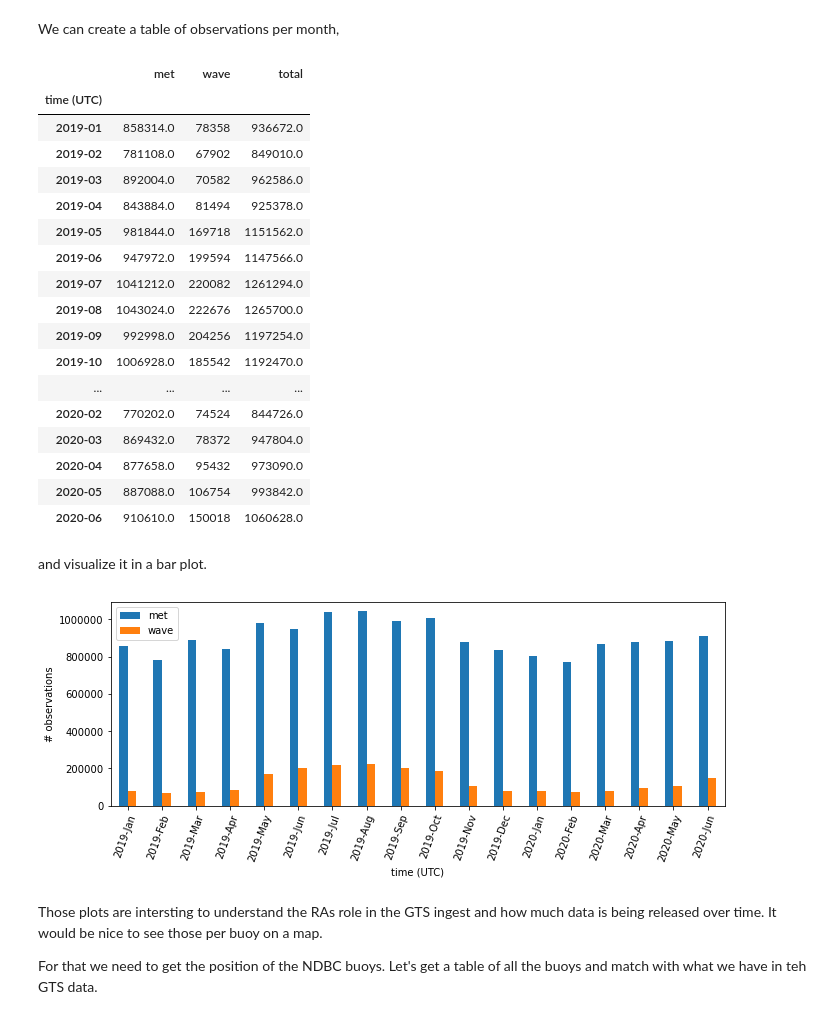
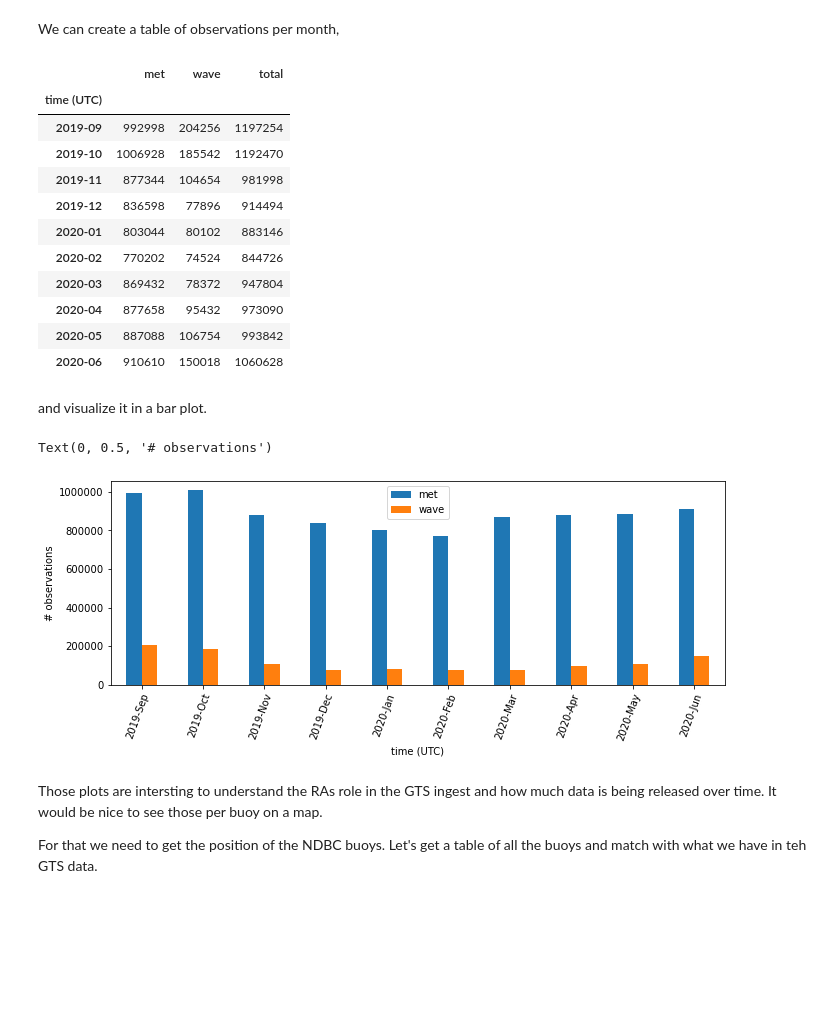
Before and after one commit to ioos/notebooks_demos, a Jupyter notebook: notebooks/2020-10-10-GTS.ipynb, the cells around one changed output. Drawn from its saved outputs; the diff is of its cells as text; code cells hidden in the pictures; blank space fills up the shorter version.

Commit message:
update dates

```diff
--- a/notebooks/2020-10-10-GTS.ipynb
+++ b/notebooks/2020-10-10-GTS.ipynb
@@ -26,10 +26,11 @@ e = ERDDAP(server=server, protocol="tabledap")
 e.dataset_id = "ioos_obs_counts"
 e.variables = ["time", "locationID", "region", "sponsor", "met", "wave"]
 e.constraints = {
-    "time>=": "2019-01-01T00:00:00Z",
+    "time>=": "2019-09",
+    "time<": "2020-11",
 }
 # %%
-df = e.to_pandas()
+df = e.to_pandas(parse_dates=True)
 
 df["locationID"] = df["locationID"].str.lower()
 
@@ -57,6 +58,9 @@ Let us check the montly sum of data released both for individuak met and wave an
 import pandas as pd
 
 df["time (UTC)"] = pd.to_datetime(df["time (UTC)"])
+# Remove time-zone info for easier plotting, it is all UTC.
+df["time (UTC)"] = df["time (UTC)"].dt.tz_localize(None)
+
 groups = df.groupby(pd.Grouper(key="time (UTC)", freq="M"))
 # %% [markdown]
 We can create a table of observations per month,
@@ -69,42 +73,37 @@ totals
 # %% [output]
 |  | met | wave | total |
 | time (UTC) |  |  |  |
-| 2019-01 | 858314.0 | 78358 | 936672.0 |
-| 2019-02 | 781108.0 | 67902 | 849010.0 |
-| 2019-03 | 892004.0 | 70582 | 962586.0 |
-| 2019-04 | 843884.0 | 81494 | 925378.0 |
-| 2019-05 | 981844.0 | 169718 | 1151562.0 |
-| 2019-06 | 947972.0 | 199594 | 1147566.0 |
-| 2019-07 | 1041212.0 | 220082 | 1261294.0 |
-| 2019-08 | 1043024.0 | 222676 | 1265700.0 |
-| 2019-09 | 992998.0 | 204256 | 1197254.0 |
-| 2019-10 | 1006928.0 | 185542 | 1192470.0 |
-| ... | ... | ... | ... |
-| 2020-02 | 770202.0 | 74524 | 844726.0 |
-| 2020-03 | 869432.0 | 78372 | 947804.0 |
-| 2020-04 | 877658.0 | 95432 | 973090.0 |
-| 2020-05 | 887088.0 | 106754 | 993842.0 |
-| 2020-06 | 910610.0 | 150018 | 1060628.0 |
+| 2019-09 | 992998 | 204256 | 1197254 |
+| 2019-10 | 1006928 | 185542 | 1192470 |
+| 2019-11 | 877344 | 104654 | 981998 |
+| 2019-12 | 836598 | 77896 | 914494 |
+| 2020-01 | 803044 | 80102 | 883146 |
+| 2020-02 | 770202 | 74524 | 844726 |
+| 2020-03 | 869432 | 78372 | 947804 |
+| 2020-04 | 877658 | 95432 | 973090 |
+| 2020-05 | 887088 | 106754 | 993842 |
+| 2020-06 | 910610 | 150018 | 1060628 |
 # %% [markdown]
 and visualize it in a bar plot.
 # %%
 %matplotlib inline
 import matplotlib.dates as mdates
 import matplotlib.pyplot as plt
 
 fig, ax = plt.subplots(figsize=(11, 3.75))
 
 s.plot(ax=ax, kind="bar")
 ax.set_xticklabels(
-    labels=s.index.to_series(keep_tz=True).dt.strftime("%Y-%b"),
+    labels=s.index.to_series().dt.strftime("%Y-%b"),
     rotation=70,
     rotation_mode="anchor",
     ha="right",
 )
 ax.yaxis.get_major_formatter().set_scientific(False)
 ax.set_ylabel("# observations")
 # %% [output]
+Text(0, 0.5, '# observations')
-[figure, old version]
+[figure, new version]
 # %% [markdown]
 Those plots are intersting to understand the RAs role in the GTS ingest and how much data is being released over time. It would be nice to see those per buoy on a map.
 
```
Also changed, not shown: parts of 2 cells of this notebook.
